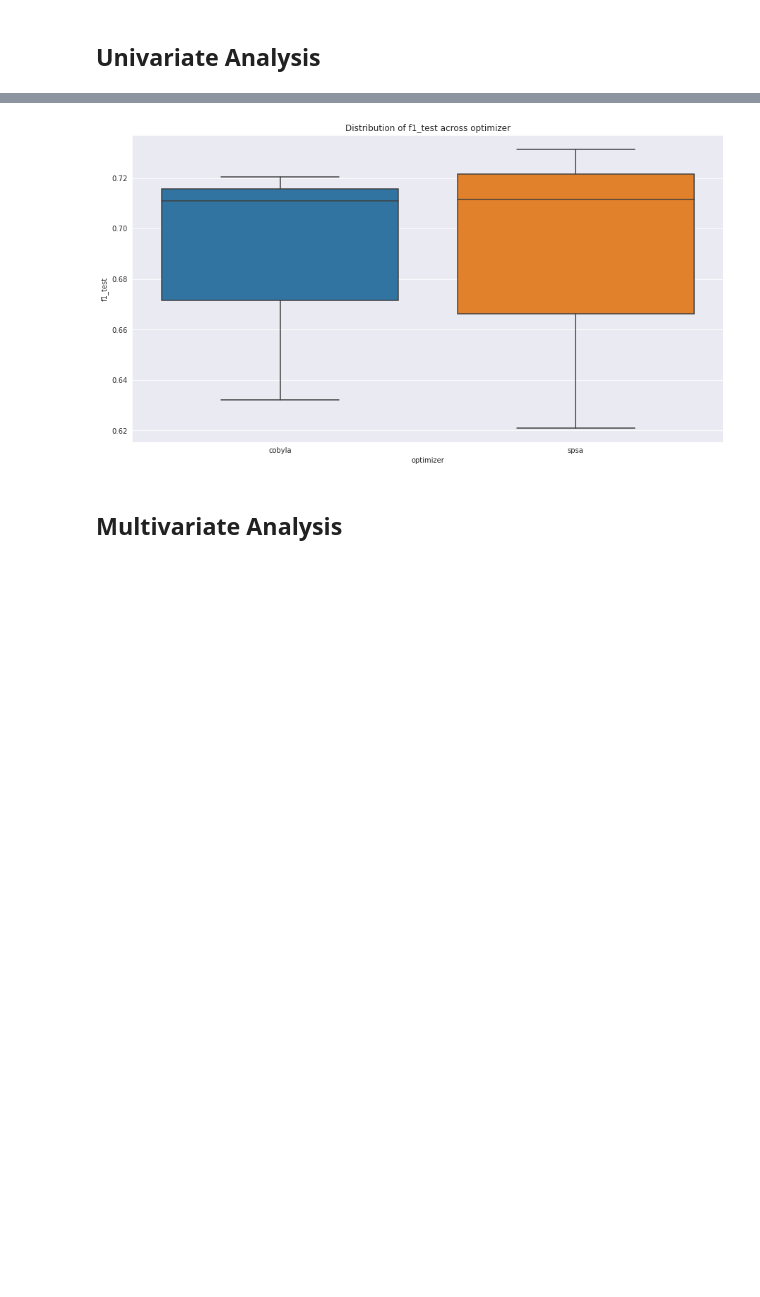
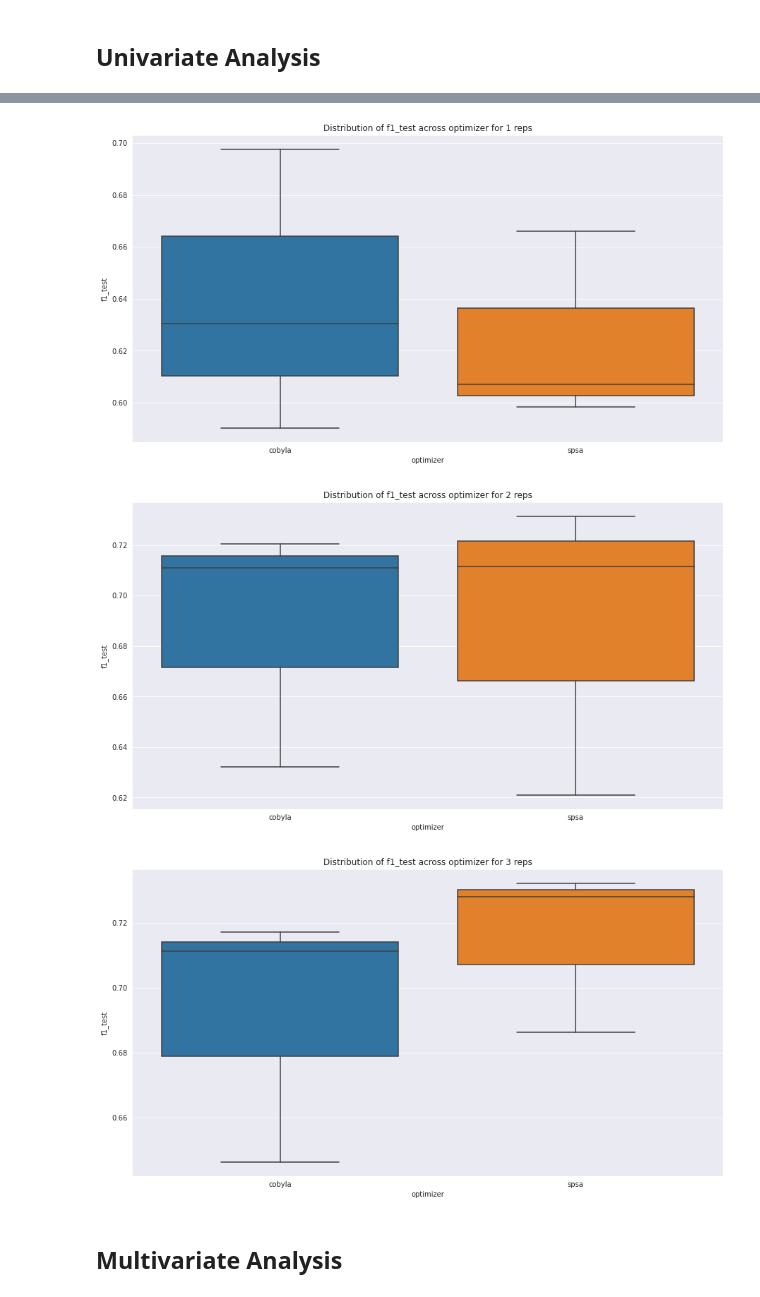
Before and after one commit to MUbarak123-56/qml-research, a Jupyter notebook: spaceship_titanic/vqc_code/data_analysis.ipynb, the cells around one changed output, grey strips where cells are left out. Saved outputs shown, nothing was run; the diff lists cells and outputs as text; code cells hidden in the pictures; blank space fills up the shorter version.

```diff
--- a/spaceship_titanic/vqc_code/data_analysis.ipynb
+++ b/spaceship_titanic/vqc_code/data_analysis.ipynb
@@ -62,7 +62,7 @@ tot_df.sort_values("f1_test", ascending=False)
 # %%
 tot_df["reps"] = tot_df["reps"].astype(int)
 # %%
-tot_df = tot_df[tot_df["reps"] == 2].reset_index(drop=True)
+#tot_df = tot_df[tot_df["reps"] == 2].reset_index(drop=True)
 # %%
 tot_df
 # %% [output]
@@ -115,11 +124,12 @@ tot_df
 # %% [markdown]
 ## Univariate Analysis
 # %%
-def box_relation(cat, num):
+def box_relation(cat, num, rep):
+    new = tot_df[tot_df["reps"] == rep].reset_index(drop=True)
     plt.figure(figsize=(15,8))
-    sns.boxplot(x=cat, y = num, data = tot_df)
+    sns.boxplot(x=cat, y = num, data = new)
     plt.xlabel(cat)
     plt.ylabel(num)
-    plt.title("Distribution of %s across %s"%(num, cat))
+    plt.title("Distribution of %s across %s for %d reps"%(num, cat, rep))
     plt.show();
 # %%
@@ -137,7 +160,11 @@ box_relation("optimizer", "Training time")
 # %%
-box_relation("optimizer", "f1_test")
+box_relation("optimizer", "f1_test", 1)
+box_relation("optimizer", "f1_test", 2)
+box_relation("optimizer", "f1_test", 3)
 # %% [output]
-[figure, old version]
+[figure, new version]
+[figure, added]
+[figure, added]
 # %% [markdown]
 ## Multivariate Analysis
 # %%
```
Also changed, not shown: parts of 12 cells of this notebook, 4 other files.
